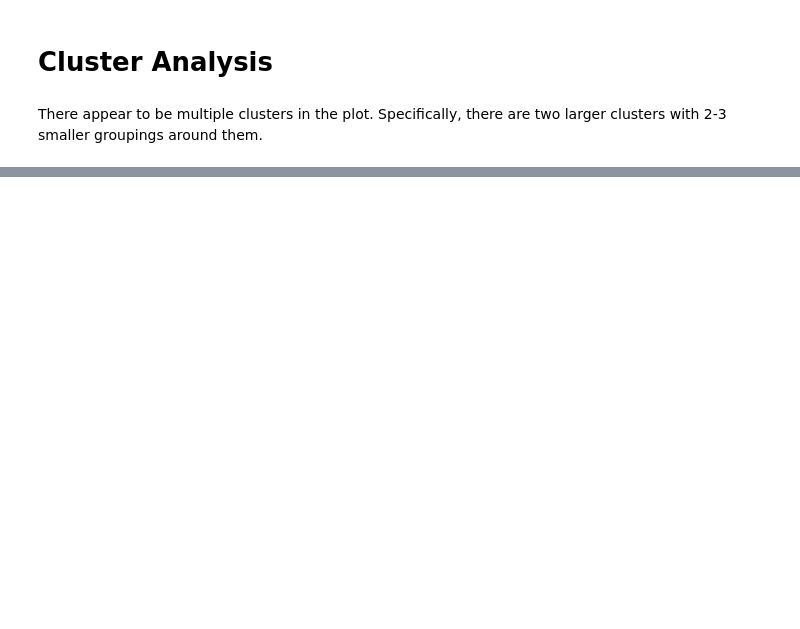
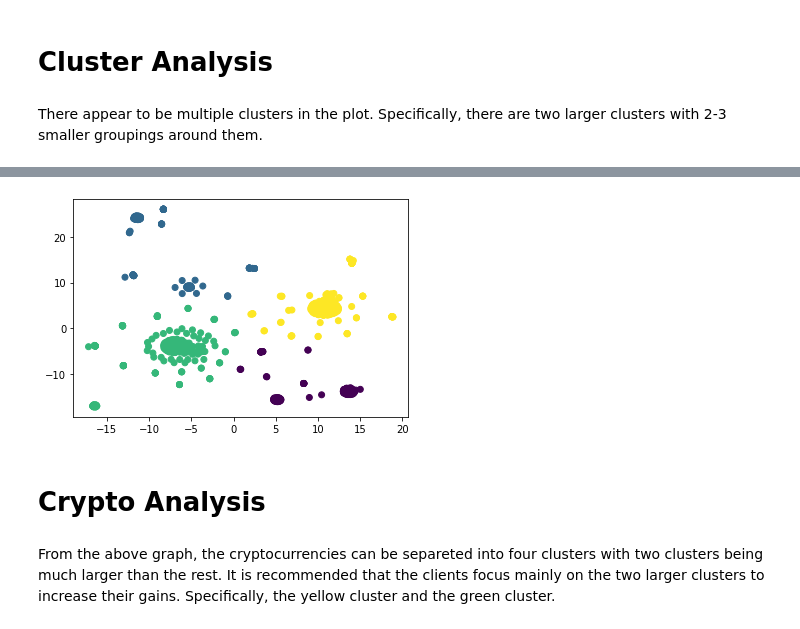
Before and after one commit to wtcutrer/Unsupervised_Learning_Challenge, a Jupyter notebook: crypto_analysis.ipynb, the cells around one changed output, grey strips where cells are left out. Cells and saved outputs as stored; diff of their text form; code cells hidden in the pictures; blank space fills up the shorter version.

Commit message:
Finished script and added analysis

```diff
--- a/crypto_analysis.ipynb
+++ b/crypto_analysis.ipynb
@@ -131,0 +164,17 @@ There appear to be multiple clusters in the plot. Specifically, there are two la
+# %%
+def get_clusters(k, data):
+    # Initialize the K-Means model
+    model = KMeans(n_clusters=k, random_state=0)
+
+    # Train the model
+    model.fit(data)
+
+    # Predict clusters
+    predictions = model.predict(data)
+
+    # Create return DataFrame with predicted clusters
+    data["class"] = model.labels_
+
+    return data
+# %%
+clusters = get_clusters(4, final_df)
@@ -131,0 +197,13 @@ There appear to be multiple clusters in the plot. Specifically, there are two la
+# %%
+#Create plot
+def show_clusters(df):
+    plt.scatter(df['x'], df['y'], c=df['class'])
+    plt.show()
+# %%
+show_clusters(clusters)
+# %% [output]
+[figure, added]
+# %% [markdown]
+# Crypto Analysis
+# %% [markdown]
+From the above graph, the cryptocurrencies can be separeted into four clusters with two clusters being much larger than the rest. It is recommended that the clients focus mainly on the two larger clusters to increase their gains. Specifically, the yellow cluster and the green cluster.
```
Also changed, not shown: parts of 6 cells of this notebook.
